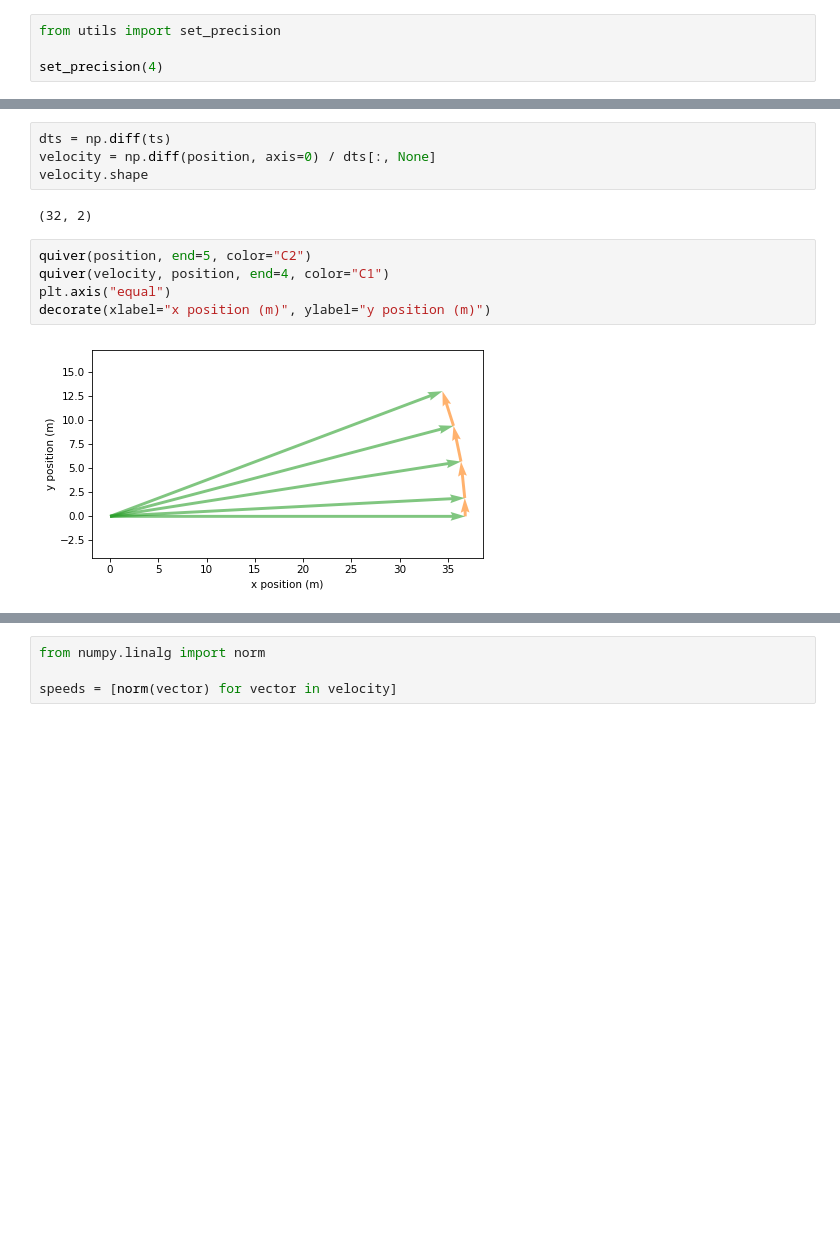
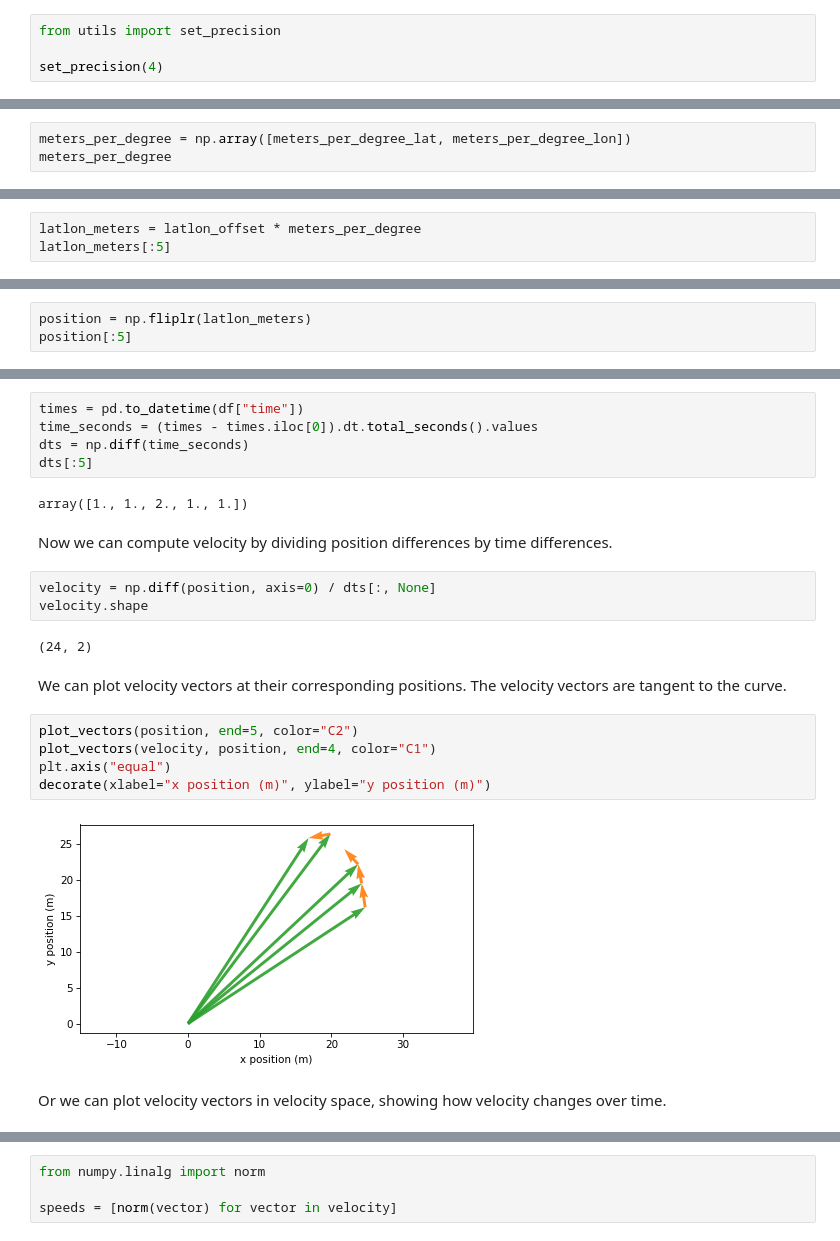
Before and after one commit to AllenDowney/ThinkLinearAlgebra, a Jupyter notebook: soln/track.ipynb, the cells around one changed output, grey strips where cells are left out. Saved outputs shown, nothing was run; the diff lists cells and outputs as text; blank space fills up the shorter version.

```diff
--- a/soln/track.ipynb
+++ b/soln/track.ipynb
@@ -143,0 +317,3 @@ def scatter(vectors, start=0, end=None, **options):
+# %%
+meters_per_degree = np.array([meters_per_degree_lat, meters_per_degree_lon])
+meters_per_degree
@@ -143,0 +324,3 @@ def scatter(vectors, start=0, end=None, **options):
+# %%
+latlon_meters = latlon_offset * meters_per_degree
+latlon_meters[:5]
@@ -143,0 +338,3 @@ def scatter(vectors, start=0, end=None, **options):
+# %%
+position = np.fliplr(latlon_meters)
+position[:5]
@@ -186,14 +403,27 @@ decorate(xlabel="x position (m)", ylabel="y position (m)")
+# %%
+times = pd.to_datetime(df["time"])
+time_seconds = (times - times.iloc[0]).dt.total_seconds().values
+dts = np.diff(time_seconds)
+dts[:5]
+# %% [output]
+array([1., 1., 2., 1., 1.])
+# %% [markdown]
+Now we can compute velocity by dividing position differences by time differences.
 # %%
-dts = np.diff(ts)
 velocity = np.diff(position, axis=0) / dts[:, None]
 velocity.shape
 # %% [output]
-(32, 2)
+(24, 2)
+# %% [markdown]
+We can plot velocity vectors at their corresponding positions.
+The velocity vectors are tangent to the curve.
 # %%
-quiver(position, end=5, color="C2")
-quiver(velocity, position, end=4, color="C1")
+plot_vectors(position, end=5, color="C2")
+plot_vectors(velocity, position, end=4, color="C1")
 plt.axis("equal")
 decorate(xlabel="x position (m)", ylabel="y position (m)")
 # %% [output]
-[figure, old version]
+[figure, new version]
+# %% [markdown]
+Or we can plot velocity vectors in velocity space, showing how velocity changes over time.
 # %%
```
Also changed, not shown: parts of 158 cells of this notebook, 1 other file.
